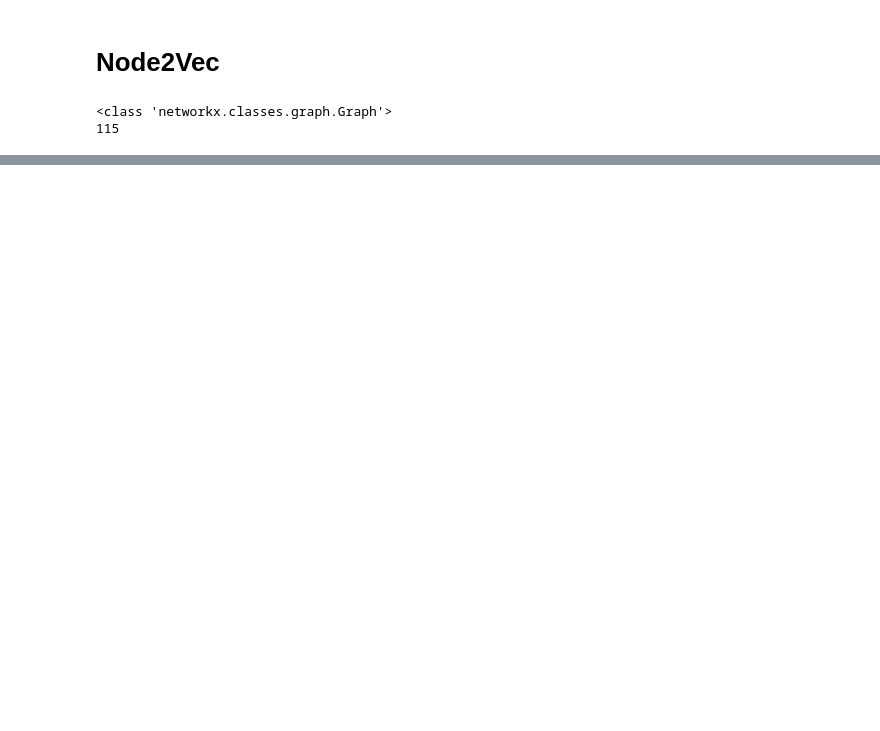
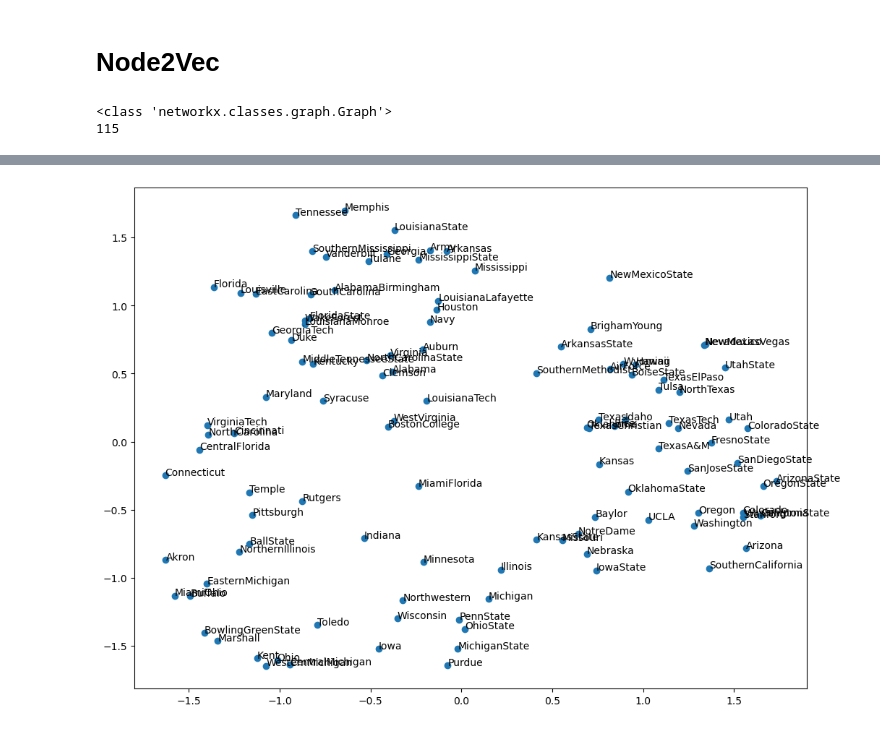
Before and after one commit to hivandu/AI_Cheats, a Jupyter notebook: Core BI/31. Node2Vec.ipynb, the cells around one changed output, grey strips where cells are left out. Saved outputs shown, nothing was run; the diff lists cells and outputs as text; code cells hidden in the pictures; blank space fills up the shorter version.

```diff
--- a/Core BI/31. Node2Vec.ipynb
+++ b/Core BI/31. Node2Vec.ipynb
@@ -59,0 +66,4 @@ plot_nodes(result.wv.index_to_key)
+# %%
+# model = DeepWalk(G, walk_length=10, num_walks=5, workers=1)
+model = Node2Vec(G, walk_length=10, num_walks=5, p=0.25, q=5, workers=1)
+result = model.train(window=4, iter=20)
@@ -59,0 +74,3 @@ plot_nodes(result.wv.index_to_key)
+# %%
+embeddings = model.get_embeddings()
+print(embeddings['Mississippi'])
@@ -59,0 +95,23 @@ plot_nodes(result.wv.index_to_key)
+# %%
+# 在二维空间中绘制所选节点的向量
+def plot_nodes(word_list):
+    # 每个节点的 embedding 为 100 维
+    X = []
+    for item in word_list:
+        X.append(embeddings[item])
+    #print(X.shape)
+    # 将 100 维向量减少到 2 维
+    pca = PCA(n_components=2)
+    result = pca.fit_transform(X)
+    #print(result)
+    # 绘制节点向量
+    plt.figure(figsize=(12,9))
+    # 创建一个散点图的投影
+    plt.scatter(result[:, 0], result[:, 1])
+    for i, word in enumerate(list(word_list)):
+        plt.annotate(word, xy=(result[i, 0], result[i, 1]))
+    plt.show()
+
+plot_nodes(result.wv.index_to_key)
+# %% [output]
+[figure, added]
```
Also changed, not shown: parts of 13 cells of this notebook, 3 other files.
